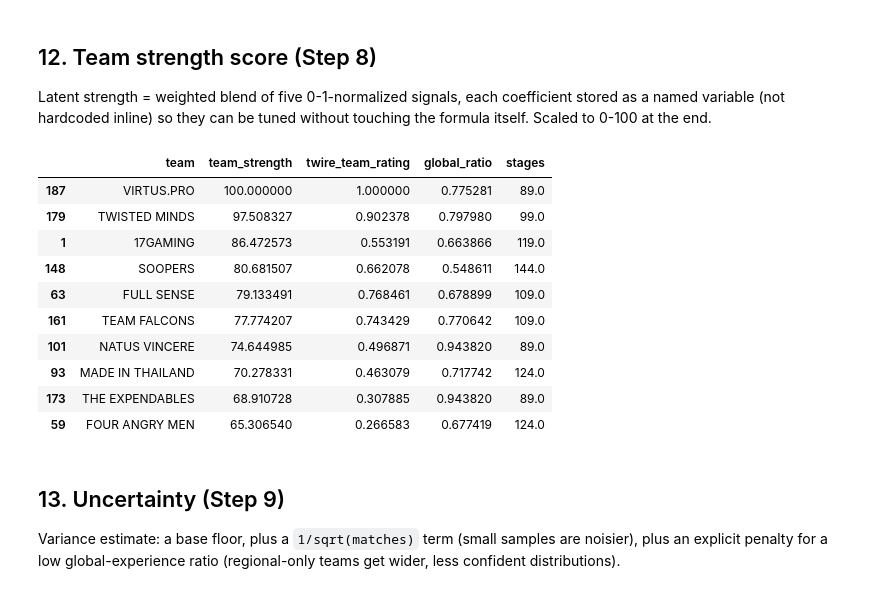
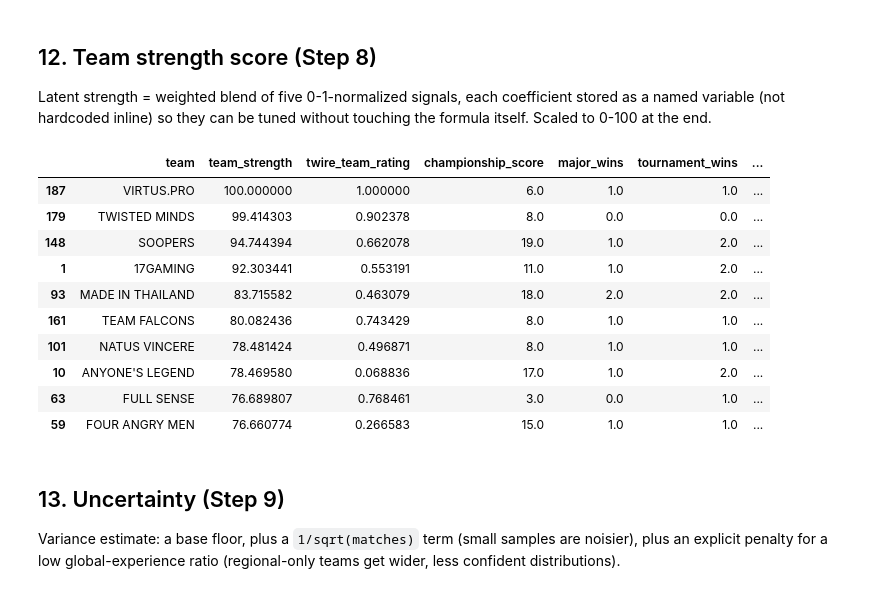
Before and after one commit to NTMQuannuaQMTN/ewcpubg, a Jupyter notebook: notebooks/ewcpubg.ipynb, the cells around one changed output. Saved outputs shown, nothing was run; the diff lists cells and outputs as text; code cells hidden in the pictures.

```diff
--- a/notebooks/ewcpubg.ipynb
+++ b/notebooks/ewcpubg.ipynb
@@ -1418,6 +1475,13 @@ def _team_weighted_row(x):
 
     most_recent_idx = x["tournament"].map(RECENCY_BY_NAME).fillna(1.0).idxmax()
     recent_avg_rank = x.loc[most_recent_idx, "avgRank"]
+
+    tournament_wins = x.loc[x["stage_win"] == 1, "tournament"].nunique()
+    major_wins = x.loc[
+        (x["stage_win"] == 1) & (x["tournament"].map(TOURNAMENT_STRENGTH_BY_NAME).fillna(0) >= GLOBAL_TOURNAMENT_STRENGTH_THRESHOLD),
+        "tournament",
+    ].nunique()
+    championship_score = x["stage_placement_credit"].sum()
 
     return pd.Series({
         "tournaments": x["tournament"].nunique(),
@@ -1428,6 +1492,10 @@ def _team_weighted_row(x):
         "avg_kills": np.average(x["kills"], weights=w),
         "avg_damage": np.average(x["damageDealt"], weights=w),
         "total_wins": (x["wins"] * w).sum(),
+
+        "tournament_wins": tournament_wins,
+        "major_wins": major_wins,
+        "championship_score": championship_score,
 
         "recent_avg_rank": recent_avg_rank,
         "twire_team_rating": x["twire_team_rating"].iloc[0],
@@ -1442,6 +1510,6 @@ team_weighted_history = (
     .reset_index()
 )
 
-team_weighted_history.sort_values("avg_rank").head(10)
+team_weighted_history.sort_values("championship_score", ascending=False).head(10)
 # %% [output]
 |  | team | tournaments | stages | avg_rank | avg_points | avg_kills | avg_damage | total_wins | ... |
@@ -1461,15 +1529,16 @@ team_weighted_history.sort_values("avg_rank").head(10)
 Latent strength = weighted blend of five 0-1-normalized signals, each coefficient stored as a named variable (not hardcoded inline) so they can be tuned without touching the formula itself. Scaled to 0-100 at the end.
 # %%
 # Named, tunable coefficients -- edit these, not the formula below.
-STRENGTH_WEIGHT_TWIRE_RATING = 0.30
-STRENGTH_WEIGHT_HISTORICAL = 0.25
-STRENGTH_WEIGHT_PLAYER = 0.20
+STRENGTH_WEIGHT_TWIRE_RATING = 0.25
+STRENGTH_WEIGHT_HISTORICAL = 0.20
+STRENGTH_WEIGHT_PLAYER = 0.15
 STRENGTH_WEIGHT_RECENT_FORM = 0.15
 STRENGTH_WEIGHT_EXPERIENCE = 0.10
+STRENGTH_WEIGHT_CHAMPIONSHIP = 0.15
 
 assert abs(
     STRENGTH_WEIGHT_TWIRE_RATING + STRENGTH_WEIGHT_HISTORICAL + STRENGTH_WEIGHT_PLAYER
-    + STRENGTH_WEIGHT_RECENT_FORM + STRENGTH_WEIGHT_EXPERIENCE - 1.0
+    + STRENGTH_WEIGHT_RECENT_FORM + STRENGTH_WEIGHT_EXPERIENCE + STRENGTH_WEIGHT_CHAMPIONSHIP - 1.0
 ) < 1e-9, "strength weights must sum to 1.0"
 
 
@@ -1479,45 +1548,52 @@ def _minmax(s):
 
 
 def build_team_strength(team_weighted_history, player_power, global_experience):
     df = (
         team_weighted_history
         .merge(player_power, on="team", how="left")
         .merge(global_experience, on="team", how="left")
         .fillna(0)
     )
 
     historical_rating = _minmax(-df["avg_rank"])       # lower avg_rank (better) -> higher rating
     player_rating = _minmax(df["player_power_mean"])
     recent_form = _minmax(-df["recent_avg_rank"])
     experience = _minmax(df["global_ratio"])
     twire_rating = df["twire_team_rating"]             # already 0..1
 
+    # Actually winning tournaments (major_wins double-weighted vs regional
+    # tournament_wins) -- avg_rank alone dilutes a real win across every
+    # early-stage game, understating teams whose points carried them to
+    # 1st overall without necessarily topping every individual game.
+    championship_rating = _minmax(df["championship_score"])
+
     raw_strength = (
         STRENGTH_WEIGHT_TWIRE_RATING * twire_rating
         + STRENGTH_WEIGHT_HISTORICAL * historical_rating
         + STRENGTH_WEIGHT_PLAYER * player_rating
         + STRENGTH_WEIGHT_RECENT_FORM * recent_form
         + STRENGTH_WEIGHT_EXPERIENCE * experience
+        + STRENGTH_WEIGHT_CHAMPIONSHIP * championship_rating
     )
 
     df["team_strength"] = _minmax(raw_strength) * 100
     return df
 
 
 team_strength = build_team_strength(team_weighted_history, player_power, global_experience)
-team_strength[["team", "team_strength", "twire_team_rating", "global_ratio", "stages"]].sort_values("team_strength", ascending=False).head(10)
+team_strength[["team", "team_strength", "twire_team_rating", "championship_score", "major_wins", "tournament_wins", "global_ratio", "stages"]].sort_values("team_strength", ascending=False).head(10)
 # %% [output]
-|  | team | team_strength | twire_team_rating | global_ratio | stages |
-| 187 | VIRTUS.PRO | 100.000000 | 1.000000 | 0.775281 | 89.0 |
-| 179 | TWISTED MINDS | 97.508327 | 0.902378 | 0.797980 | 99.0 |
-| 1 | 17GAMING | 86.472573 | 0.553191 | 0.663866 | 119.0 |
-| 148 | SOOPERS | 80.681507 | 0.662078 | 0.548611 | 144.0 |
-| 63 | FULL SENSE | 79.133491 | 0.768461 | 0.678899 | 109.0 |
-| 161 | TEAM FALCONS | 77.774207 | 0.743429 | 0.770642 | 109.0 |
-| 101 | NATUS VINCERE | 74.644985 | 0.496871 | 0.943820 | 89.0 |
-| 93 | MADE IN THAILAND | 70.278331 | 0.463079 | 0.717742 | 124.0 |
-| 173 | THE EXPENDABLES | 68.910728 | 0.307885 | 0.943820 | 89.0 |
-| 59 | FOUR ANGRY MEN | 65.306540 | 0.266583 | 0.677419 | 124.0 |
+|  | team | team_strength | twire_team_rating | championship_score | major_wins | tournament_wins | ... |
+| 187 | VIRTUS.PRO | 100.000000 | 1.000000 | 6.0 | 1.0 | 1.0 | ... |
+| 179 | TWISTED MINDS | 99.414303 | 0.902378 | 8.0 | 0.0 | 0.0 | ... |
+| 148 | SOOPERS | 94.744394 | 0.662078 | 19.0 | 1.0 | 2.0 | ... |
+| 1 | 17GAMING | 92.303441 | 0.553191 | 11.0 | 1.0 | 2.0 | ... |
+| 93 | MADE IN THAILAND | 83.715582 | 0.463079 | 18.0 | 2.0 | 2.0 | ... |
+| 161 | TEAM FALCONS | 80.082436 | 0.743429 | 8.0 | 1.0 | 1.0 | ... |
+| 101 | NATUS VINCERE | 78.481424 | 0.496871 | 8.0 | 1.0 | 1.0 | ... |
+| 10 | ANYONE'S LEGEND | 78.469580 | 0.068836 | 17.0 | 1.0 | 2.0 | ... |
+| 63 | FULL SENSE | 76.689807 | 0.768461 | 3.0 | 0.0 | 1.0 | ... |
+| 59 | FOUR ANGRY MEN | 76.660774 | 0.266583 | 15.0 | 1.0 | 1.0 | ... |
 # %% [markdown]
 ## 13. Uncertainty (Step 9)
 
```
Also changed, not shown: parts of 13 cells of this notebook.
